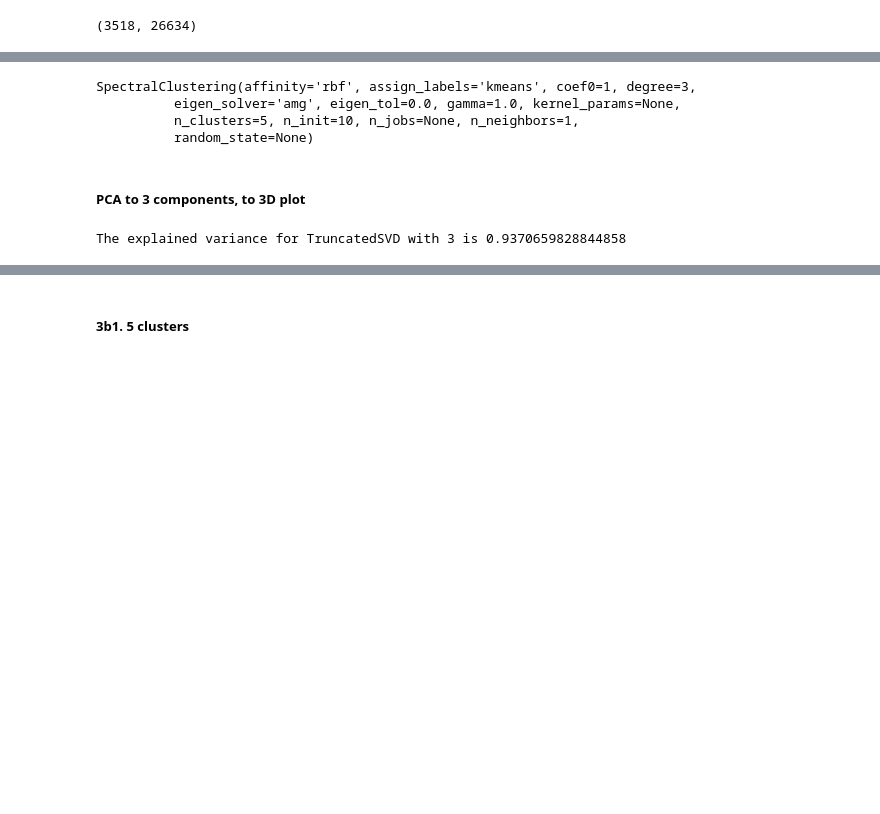
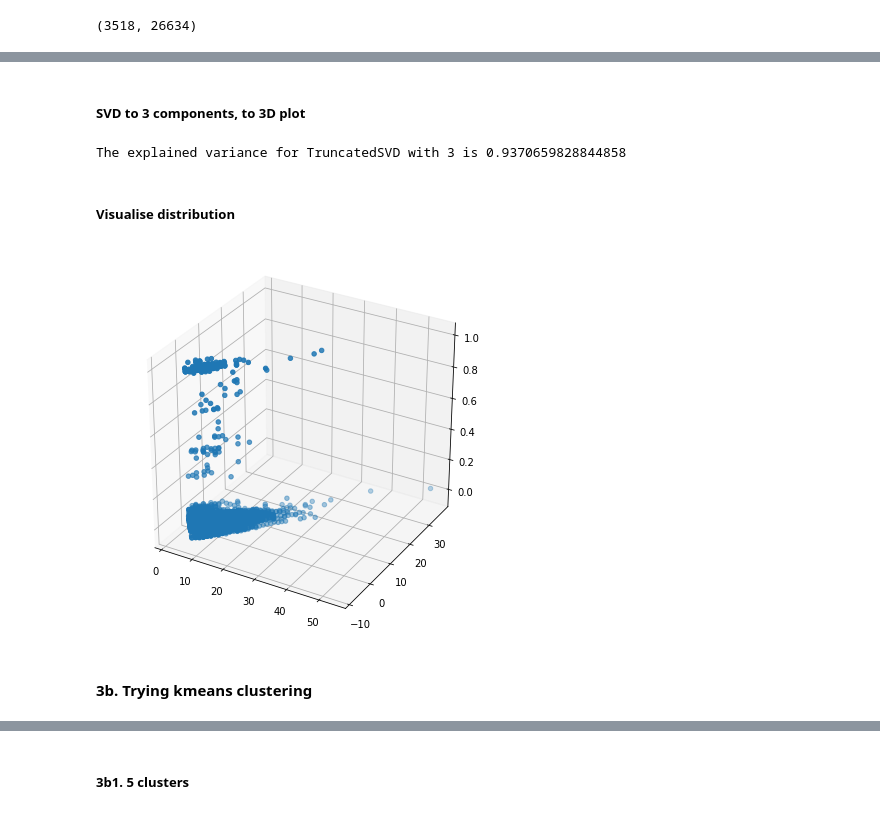
Before and after one commit to elenakhas/ProjectGutenberg-1, a Jupyter notebook: 3_ClassificationClustering/ProjectGutenberg_ModelingEvalutation.ipynb, the cells around one changed output, grey strips where cells are left out. Saved outputs shown, nothing was run; the diff lists cells and outputs as text; code cells hidden in the pictures; blank space fills up the shorter version.

```diff
--- a/3_ClassificationClustering/ProjectGutenberg_ModelingEvalutation.ipynb
+++ b/3_ClassificationClustering/ProjectGutenberg_ModelingEvalutation.ipynb
@@ -638,13 +634,5 @@ Spectral clustering provides the most robust performance across different types
-# %%
-spec_clust = SpectralClustering(n_clusters=5, eigen_solver= "amg", n_init=10, n_neighbors=1)
-spec_clust.fit(X_train)
-# %% [output]
-SpectralClustering(affinity='rbf', assign_labels='kmeans', coef0=1, degree=3,
-          eigen_solver='amg', eigen_tol=0.0, gamma=1.0, kernel_params=None,
-          n_clusters=5, n_init=10, n_jobs=None, n_neighbors=1,
-          random_state=None)
 # %% [markdown]
-##### PCA to 3 components, to 3D plot
+##### SVD to 3 components, to 3D plot
 # %%
 N_COMPONENTS=3
 TSVD_model = TruncatedSVD(n_components=N_COMPONENTS, random_state=1,)
@@ -655,3 +643,21 @@ The explained variance for TruncatedSVD with 3 is 0.9370659828844858
 # %%
 X_train_TSVD=X_train_TSVD_model.transform(X_train)
 X_test_TSVD=X_train_TSVD_model.transform(X_test)
+# %% [markdown]
+##### Visualise distribution
+# %%
+fig = plt.figure(figsize=(7,7))
+from mpl_toolkits.mplot3d import Axes3D
+
+# add a subplot for the 3rd dimension
+ax = fig.add_subplot(111, projection='3d')
+
+ax.scatter(X_train_TSVD[:,0],
+           X_train_TSVD[:,1],
+           X_train_TSVD[:,2],)
+
+plt.show()
+# %% [output]
+[figure, added]
+# %% [markdown]
+#### 3b. Trying kmeans clustering
```
Also changed, not shown: parts of 10 cells of this notebook.
